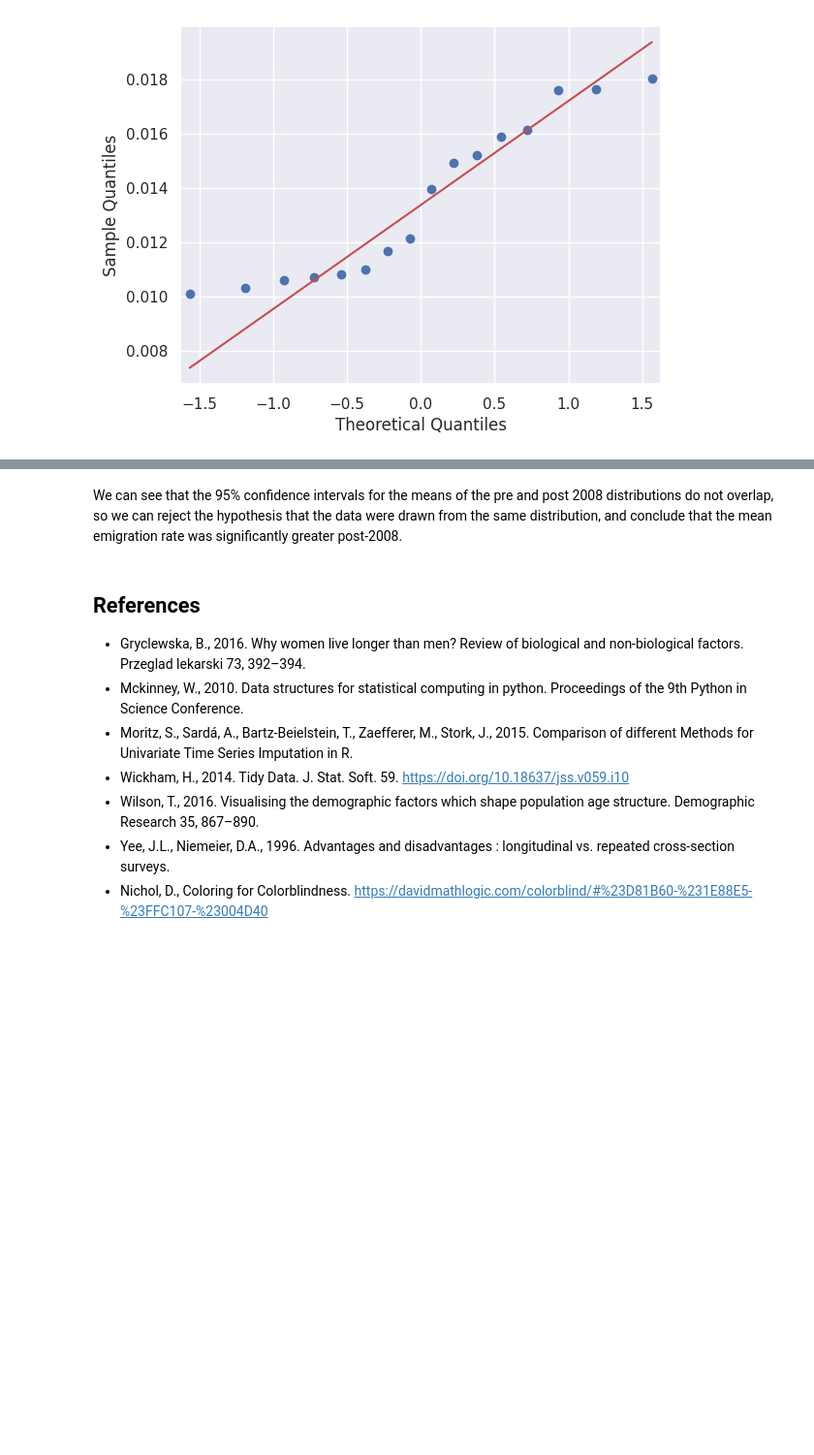
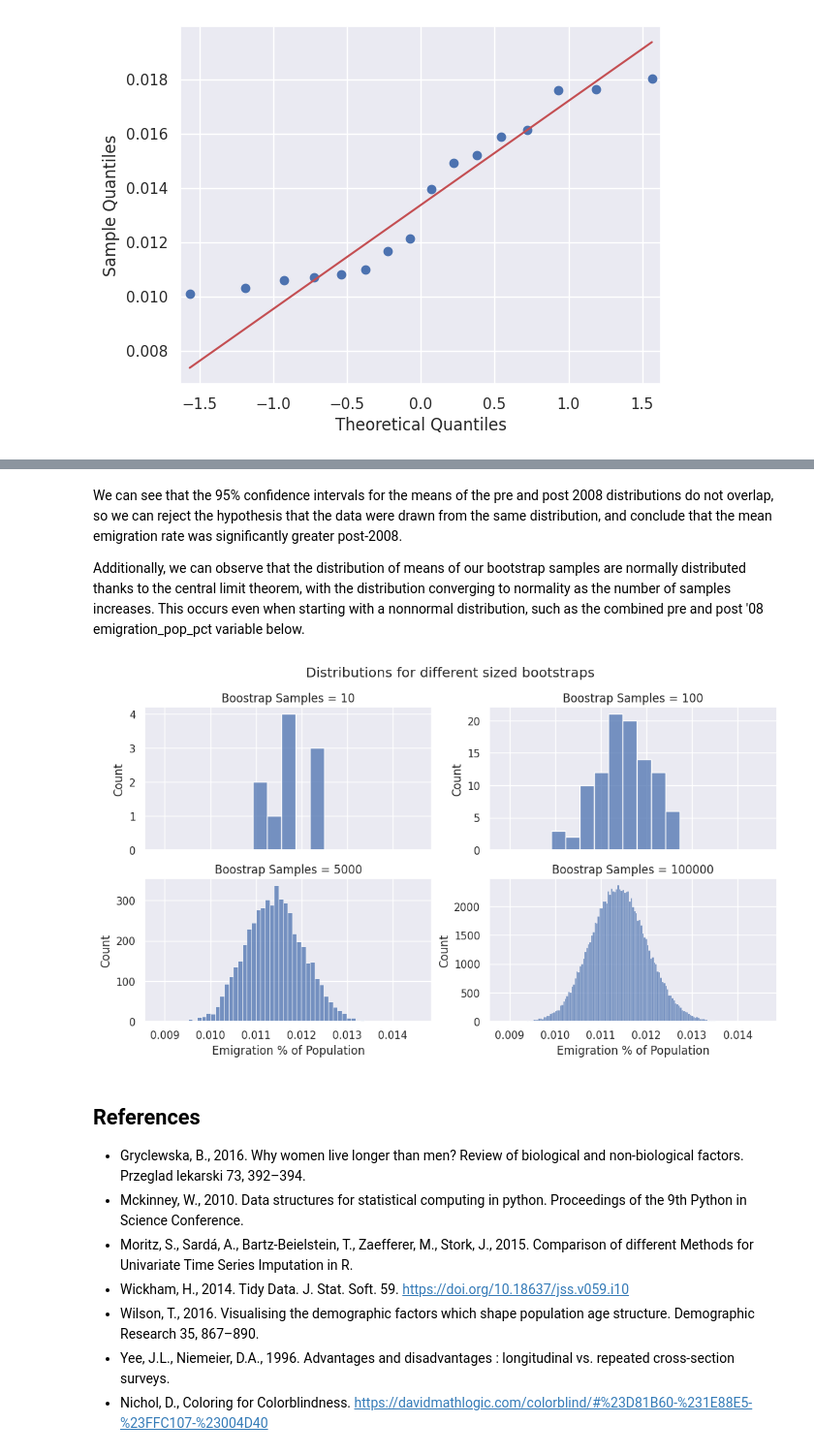
Before and after one commit to step-hen-burke/ca1, a Jupyter notebook: 00_initial_exploration.ipynb, the cells around one changed output, grey strips where cells are left out. Shown at 97% size. Cells and saved outputs as stored; diff of their text form; code cells hidden in the pictures; blank space fills up the shorter version.

```diff
--- a/00_initial_exploration.ipynb
+++ b/00_initial_exploration.ipynb
@@ -907,5 +925,19 @@ ConfidenceInterval(low=0.012229508860295266, high=0.014977524560414618)
 # %% [markdown]
 We can see that the 95% confidence intervals for the means of the pre and post 2008 distributions do not overlap, so we can reject the hypothesis that the data were drawn from the same distribution, and conclude that the mean emigration rate was significantly greater post-2008.
+
+Additionally, we can observe that the distribution of means of our bootstrap samples are normally distributed thanks to the central limit theorem, with the distribution converging to normality as the number of samples increases. This occurs even when starting with a nonnormal distribution, such as the combined pre and post '08 emigration_pop_pct variable below.
+# %%
+fig, axs = plt.subplots(nrows=2, ncols=2, figsize=(12, 6), sharex=True)
+fig.suptitle("Distributions for different sized bootstraps")
+bootstrap_input_data = (pop_migration_df['emigration_pop_pct'].values,)
+for i, ax in zip([10, 100, 5000, 100000], axs.ravel()):
+    boot = bootstrap(bootstrap_input_data, np.mean, confidence_level=0.95, n_resamples=i, random_state=495)
+    data = boot.bootstrap_distribution
+    sns.histplot(data, ax=ax)
+    ax.set_title(f"Boostrap Samples = {i}")
+    ax.set_xlabel('Emigration % of Population')
+# %% [output]
+[figure, added]
 # %% [markdown]
 ## References
 - Gryclewska, B., 2016. Why women live longer than men? Review of biological and non-biological factors. Przeglad lekarski 73, 392–394.
```
Also changed, not shown: parts of 14 cells of this notebook.
